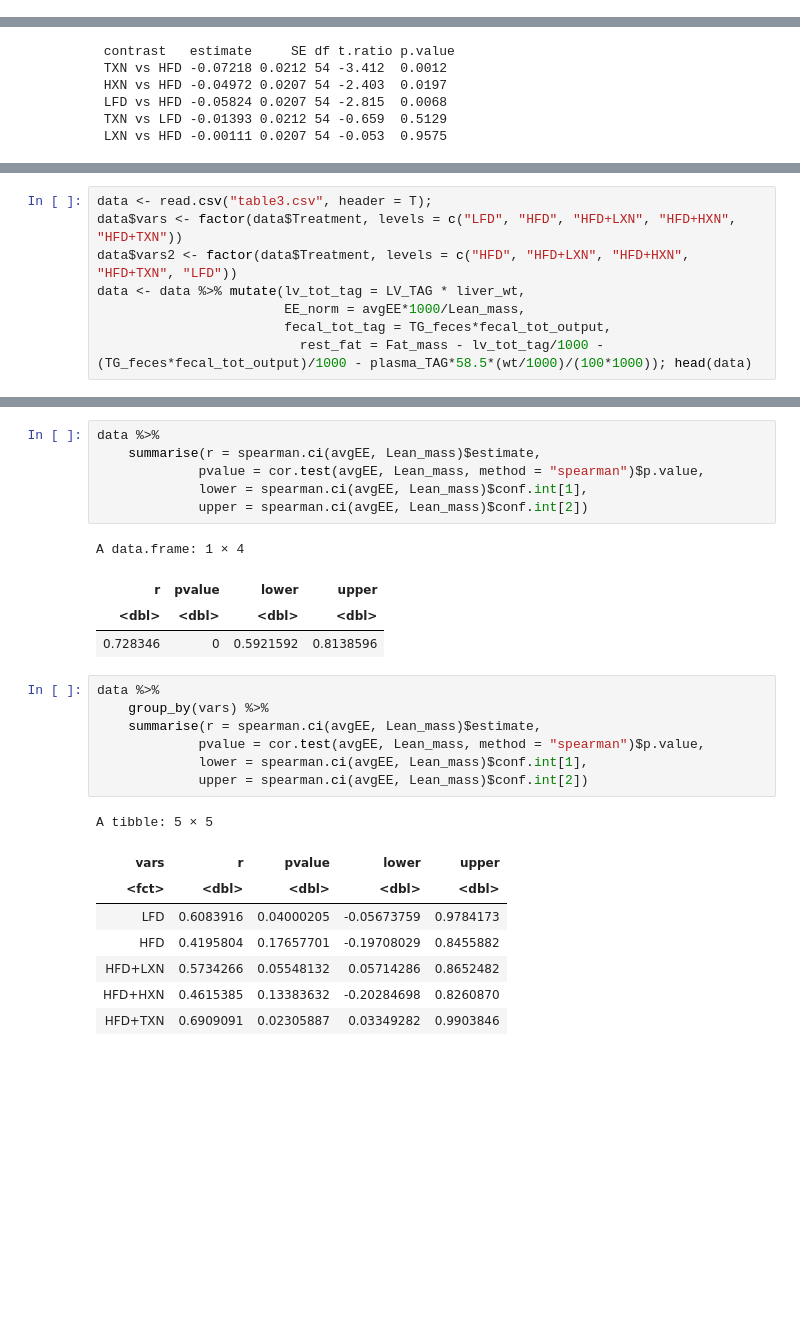
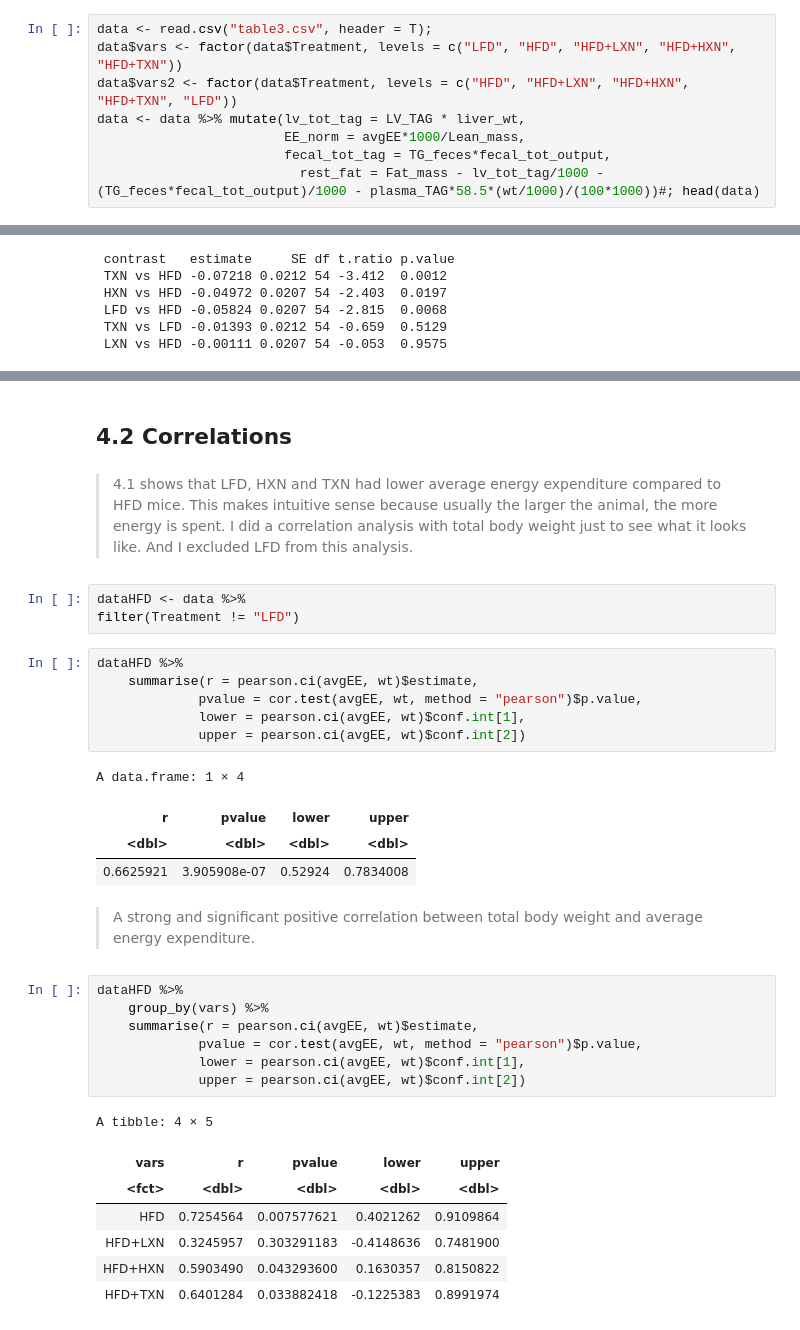
Before and after one commit to zhangyang2017/temp, a Jupyter notebook: metab.ipynb, the cells around one changed output, grey strips where cells are left out. Drawn from its saved outputs; the diff is of its cells as text; blank space fills up the shorter version.

```diff
--- a/metab.ipynb
+++ b/metab.ipynb
@@ -11,0 +20,8 @@ profile$MouseID <- as.factor(profile$MouseID)
+# %%
+data <- read.csv("table3.csv", header = T);
+data$vars <- factor(data$Treatment, levels = c("LFD", "HFD", "HFD+LXN", "HFD+HXN", "HFD+TXN"))
+data$vars2 <- factor(data$Treatment, levels = c("HFD", "HFD+LXN", "HFD+HXN", "HFD+TXN", "LFD"))
+data <- data %>% mutate(lv_tot_tag = LV_TAG * liver_wt,
+                        EE_norm = avgEE*1000/Lean_mass,
+                        fecal_tot_tag = TG_feces*fecal_tot_output,
+                          rest_fat = Fat_mass - lv_tot_tag/1000 - (TG_feces*fecal_tot_output)/1000 - plasma_TAG*58.5*(wt/1000)/(100*1000))#; head(data)
@@ -117,8 +200,0 @@ EE
-# %%
-data <- read.csv("table3.csv", header = T);
-data$vars <- factor(data$Treatment, levels = c("LFD", "HFD", "HFD+LXN", "HFD+HXN", "HFD+TXN"))
-data$vars2 <- factor(data$Treatment, levels = c("HFD", "HFD+LXN", "HFD+HXN", "HFD+TXN", "LFD"))
-data <- data %>% mutate(lv_tot_tag = LV_TAG * liver_wt,
-                        EE_norm = avgEE*1000/Lean_mass,
-                        fecal_tot_tag = TG_feces*fecal_tot_output,
-                          rest_fat = Fat_mass - lv_tot_tag/1000 - (TG_feces*fecal_tot_output)/1000 - plasma_TAG*58.5*(wt/1000)/(100*1000)); head(data)
@@ -173,27 +201,35 @@ function(var1,var2,nrep=1000,conf.level=0.95){
+# %% [markdown]
+## 4.2 Correlations
+# %% [markdown]
+> 4.1 shows that LFD, HXN and TXN had lower average energy expenditure compared to HFD mice. This makes intuitive sense because usually the larger the animal, the more energy is spent. I did a correlation analysis with total body weight just to see what it looks like. And I excluded LFD from this analysis.
+# %%
+dataHFD <- data %>%
+filter(Treatment != "LFD")
 # %%
-data %>%
-    summarise(r = spearman.ci(avgEE, Lean_mass)$estimate,
-             pvalue = cor.test(avgEE, Lean_mass, method = "spearman")$p.value,
-             lower = spearman.ci(avgEE, Lean_mass)$conf.int[1],
-             upper = spearman.ci(avgEE, Lean_mass)$conf.int[2])
+dataHFD %>%
+    summarise(r = pearson.ci(avgEE, wt)$estimate,
+             pvalue = cor.test(avgEE, wt, method = "pearson")$p.value,
+             lower = pearson.ci(avgEE, wt)$conf.int[1],
+             upper = pearson.ci(avgEE, wt)$conf.int[2])
 # %% [output]
 A data.frame: 1 × 4
 | r | pvalue | lower | upper |
 | <dbl> | <dbl> | <dbl> | <dbl> |
-| 0.728346 | 0 | 0.5921592 | 0.8138596 |
+| 0.6625921 | 3.905908e-07 | 0.52924 | 0.7834008 |
+# %% [markdown]
+> A strong and significant positive correlation between total body weight and average energy expenditure.
 # %%
-data %>%
+dataHFD %>%
     group_by(vars) %>%
-    summarise(r = spearman.ci(avgEE, Lean_mass)$estimate,
-             pvalue = cor.test(avgEE, Lean_mass, method = "spearman")$p.value,
-             lower = spearman.ci(avgEE, Lean_mass)$conf.int[1],
-             upper = spearman.ci(avgEE, Lean_mass)$conf.int[2])
+    summarise(r = pearson.ci(avgEE, wt)$estimate,
+             pvalue = cor.test(avgEE, wt, method = "pearson")$p.value,
+             lower = pearson.ci(avgEE, wt)$conf.int[1],
+             upper = pearson.ci(avgEE, wt)$conf.int[2])
 # %% [output]
-A tibble: 5 × 5
+A tibble: 4 × 5
 | vars | r | pvalue | lower | upper |
 | <fct> | <dbl> | <dbl> | <dbl> | <dbl> |
-| LFD | 0.6083916 | 0.04000205 | -0.05673759 | 0.9784173 |
-| HFD | 0.4195804 | 0.17657701 | -0.19708029 | 0.8455882 |
-| HFD+LXN | 0.5734266 | 0.05548132 | 0.05714286 | 0.8652482 |
-| HFD+HXN | 0.4615385 | 0.13383632 | -0.20284698 | 0.8260870 |
-| HFD+TXN | 0.6909091 | 0.02305887 | 0.03349282 | 0.9903846 |
+| HFD | 0.7254564 | 0.007577621 | 0.4021262 | 0.9109864 |
+| HFD+LXN | 0.3245957 | 0.303291183 | -0.4148636 | 0.7481900 |
+| HFD+HXN | 0.5903490 | 0.043293600 | 0.1630357 | 0.8150822 |
+| HFD+TXN | 0.6401284 | 0.033882418 | -0.1225383 | 0.8991974 |
```
Also changed, not shown: parts of 32 cells of this notebook.
